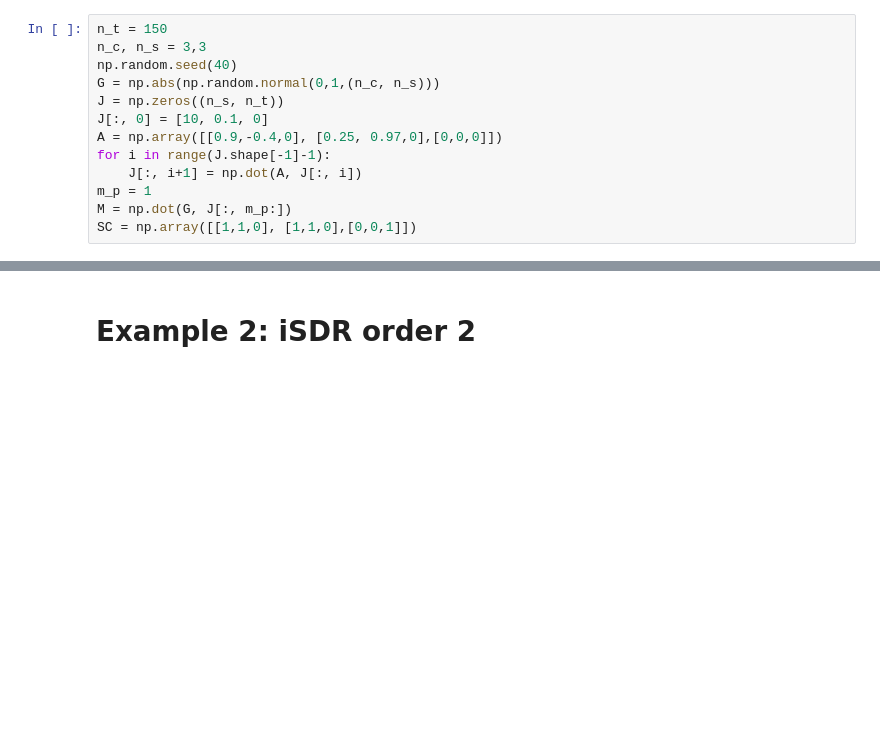
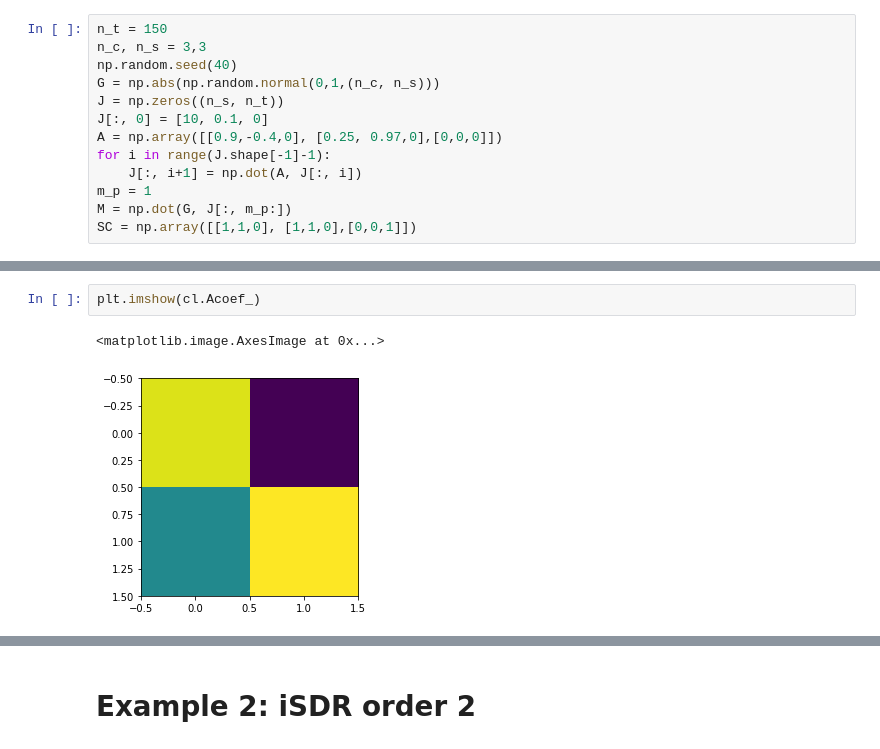
Before and after one commit to BBELAOUCHA/iSDR_cython, a Jupyter notebook: examples/iSDR_example.ipynb, the cells around one changed output, grey strips where cells are left out. Saved outputs shown, nothing was run; the diff lists cells and outputs as text; blank space fills up the shorter version.

```diff
--- a/examples/iSDR_example.ipynb
+++ b/examples/iSDR_example.ipynb
@@ -33,3 +37,8 @@ IDX  2 [3.53098217 2.75387896 0.        ]
+# %%
+plt.imshow(cl.Acoef_)
+# %% [output]
+<matplotlib.image.AxesImage at 0x...>
+[figure, added]
 # %%
 plt.figure(figsize=(15,4))
 for i in range(n_s):
```
Also changed, not shown: parts of 10 cells of this notebook, 1 other file.
